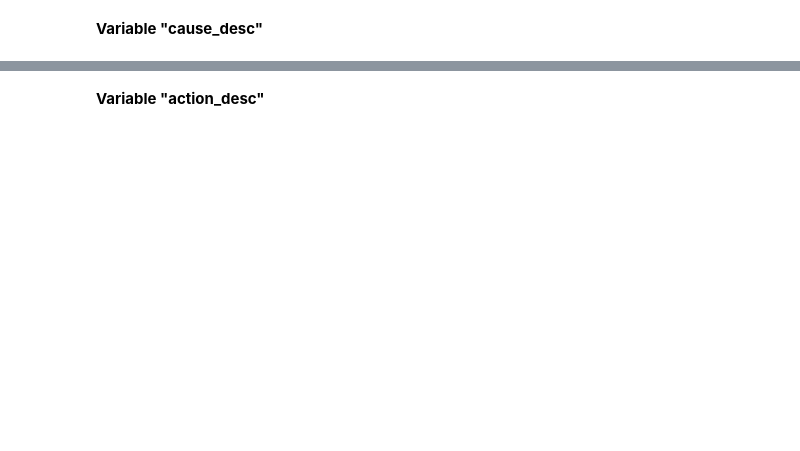
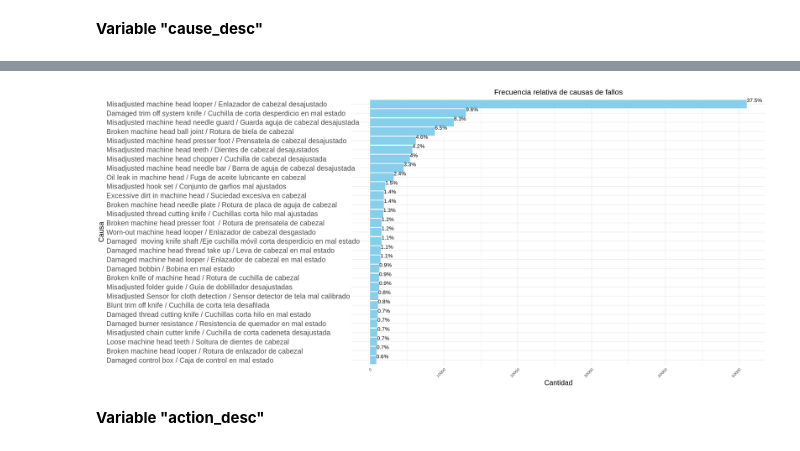
Before and after one commit to cesargar1507/DatasetsUB, a Jupyter notebook: TFM_MOD(RevisadoF2).ipynb, the cells around one changed output, grey strips where cells are left out. Drawn from its saved outputs; the diff is of its cells as text; code cells hidden in the pictures; blank space fills up the shorter version.

```diff
--- a/TFM_MOD(RevisadoF2).ipynb
+++ b/TFM_MOD(RevisadoF2).ipynb
@@ -368,28 +475,26 @@ cause_freq
 # %%
 # Ordenar los datos por frecuencia descendente
 cause_freq <- cause_freq %>%
   arrange(desc(count))
 
-# Filtrar para obtener solo el top 3
-top3_cause_freq <- cause_freq %>%
-  slice_head(n = 3)
+options(repr.plot.width=20, repr.plot.height=9)
 
-options(repr.plot.width=20, repr.plot.height=7)
-
-ggplot(top3_cause_freq, aes(y = reorder(cause_desc, count), x = count)) +
+ggplot(cause_freq, aes(y = reorder(cause_desc, count), x = count)) +
   geom_bar(stat = "identity", fill = 'skyblue') +
-  geom_text(aes(label = paste0(round(relative_freq * 100, 1), "%")), vjust = -0.5, hjust = 0,  size = 5) +  # Etiquetas de porcentaje acumulado
-  labs(title = "Frecuencia relativa de las 3 principales causas de fallos",
+  geom_text(aes(label = paste0(round(relative_freq * 100, 1), "%")), vjust = -0.5, hjust = 0,  size = 4) +  # Etiquetas de porcentaje acumulado
+  labs(title = "Frecuencia relativa de causas de fallos",
        y = "Causa",
        x = "Cantidad") +
   theme_minimal() +
   theme(
     axis.text.x = element_text(angle = 45, hjust = 1),
-    axis.text.y = element_text(size = 15),
+    axis.text.y = element_text(size = 15, hjust = 0),
     axis.title.x = element_text(size = 15),
     axis.title.y = element_text(size = 15),
     plot.title = element_text(size = 16, hjust = 0.5)
   )
+# %% [output]
+[figure, added]
 # %% [markdown]
 **Variable "action_desc"**
 # %%
```
Also changed, not shown: parts of 67 cells of this notebook.
